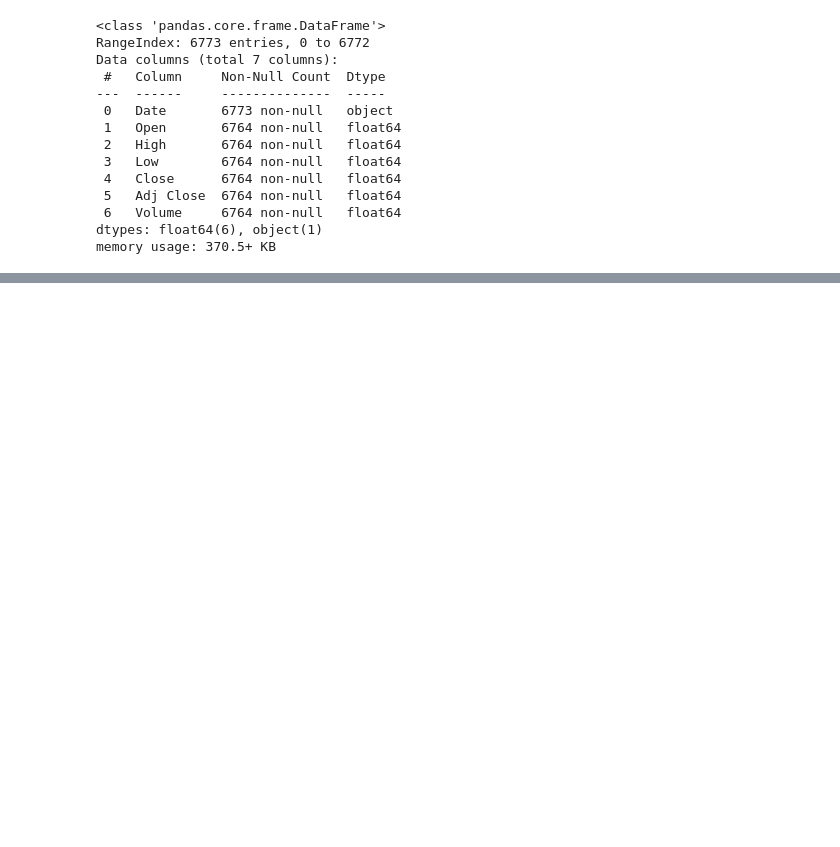
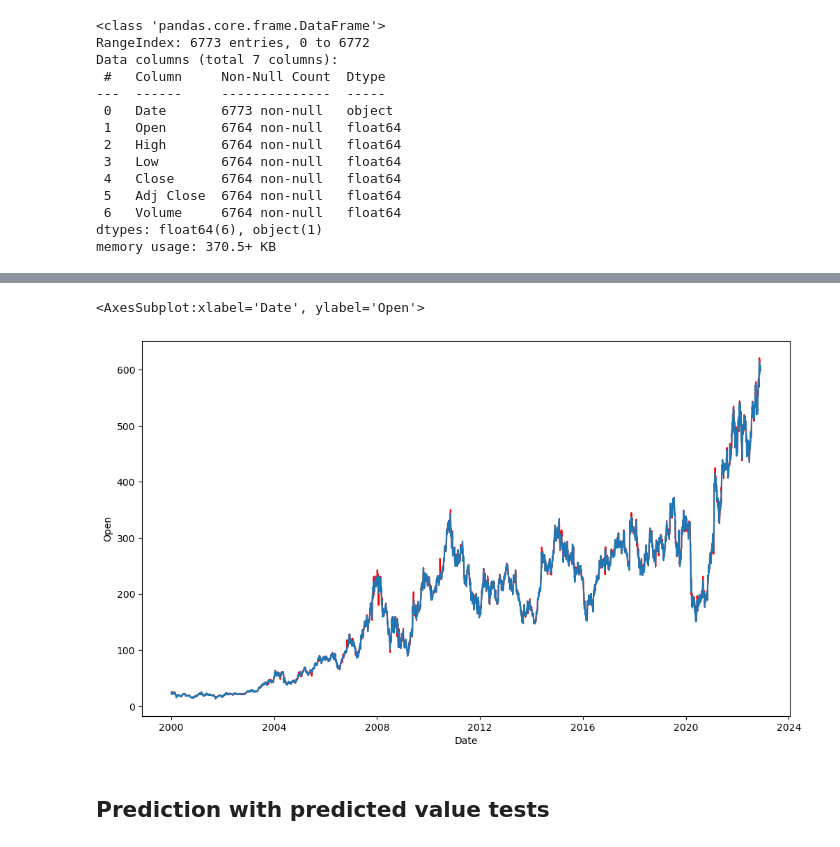
Before and after one commit to tanjeetsarkar/lstm_stock_prediction, a Jupyter notebook: stock_market/weekly_prediction.ipynb, the cells around one changed output, grey strips where cells are left out. Drawn from its saved outputs; the diff is of its cells as text; code cells hidden in the pictures; blank space fills up the shorter version.

Commit message:
weekly prediction logic

```diff
--- a/stock_market/weekly_prediction.ipynb
+++ b/stock_market/weekly_prediction.ipynb
@@ -53,0 +81,14 @@ memory usage: 370.5+ KB
+# %%
+import datetime
+df['Date'] = pd.to_datetime(df['Date'])
+plt.figure(figsize=(12,7))
+sns.lineplot(x='Date', y='Open',
+             color='red',
+             data=df[df['Date'] > pd.to_datetime(datetime.date(2000,1,1))])
+sns.lineplot(x='Date', y='Close',
+             data=df[df['Date'] > pd.to_datetime(datetime.date(2000,1,1))])
+# %% [output]
+<AxesSubplot:xlabel='Date', ylabel='Open'>
+[figure, added]
+# %% [markdown]
+## Prediction with predicted value tests
```
Also changed, not shown: parts of 25 cells of this notebook, 1 other file.
